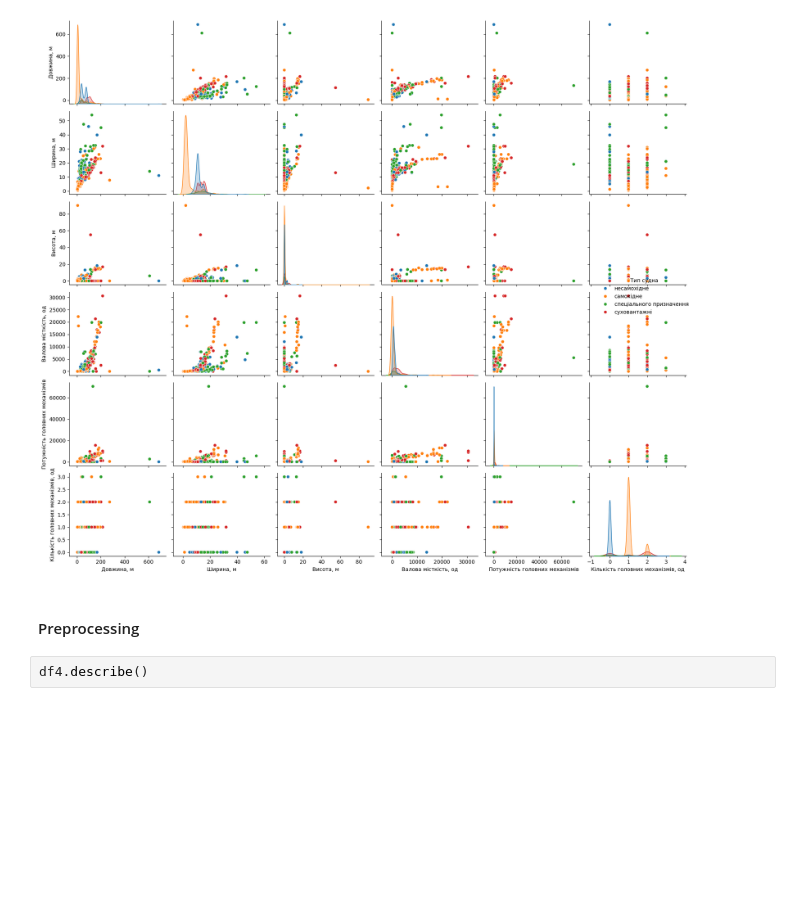
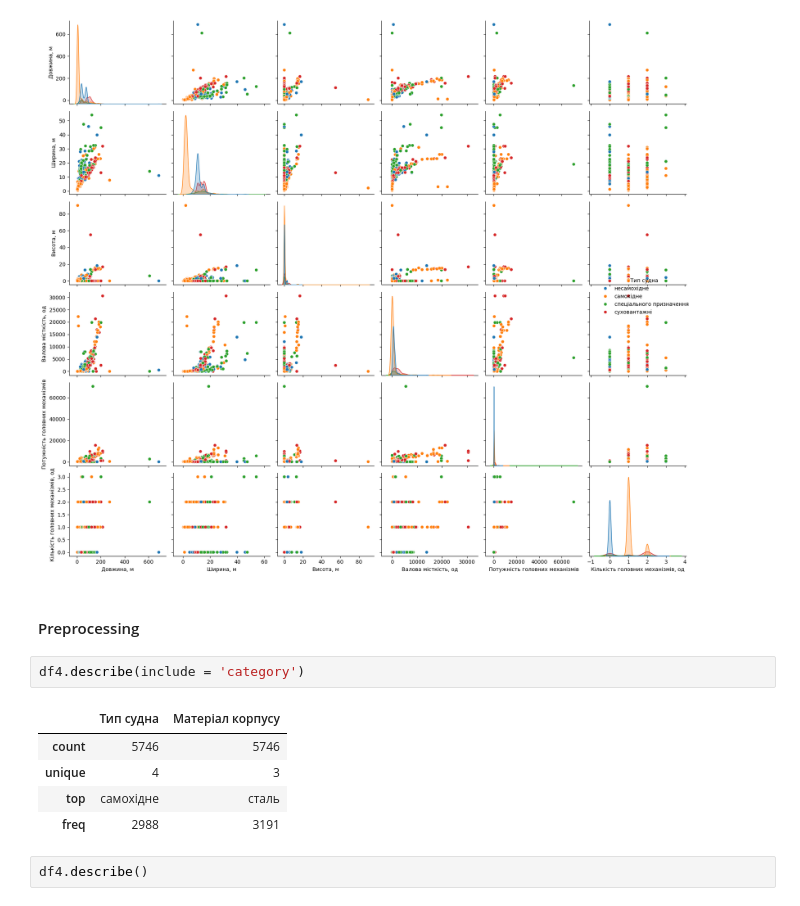
Before and after one commit to seeman512/ML, a Jupyter notebook: Lab5/Hometask.ipynb, the cells around one changed output. Saved outputs shown, nothing was run; the diff lists cells and outputs as text; blank space fills up the shorter version.

```diff
--- a/Lab5/Hometask.ipynb
+++ b/Lab5/Hometask.ipynb
@@ -202,6 +204,14 @@ plt.show()
 [figure]
 # %% [markdown]
 #### Preprocessing
+# %%
+df4.describe(include = 'category')
+# %% [output]
+|  | Тип судна | Матеріал корпусу |
+| count | 5746 | 5746 |
+| unique | 4 | 3 |
+| top | самохідне | сталь |
+| freq | 2988 | 3191 |
 # %%
 df4.describe()
 # %% [output]
```
Also changed, not shown: parts of 5 cells of this notebook.
